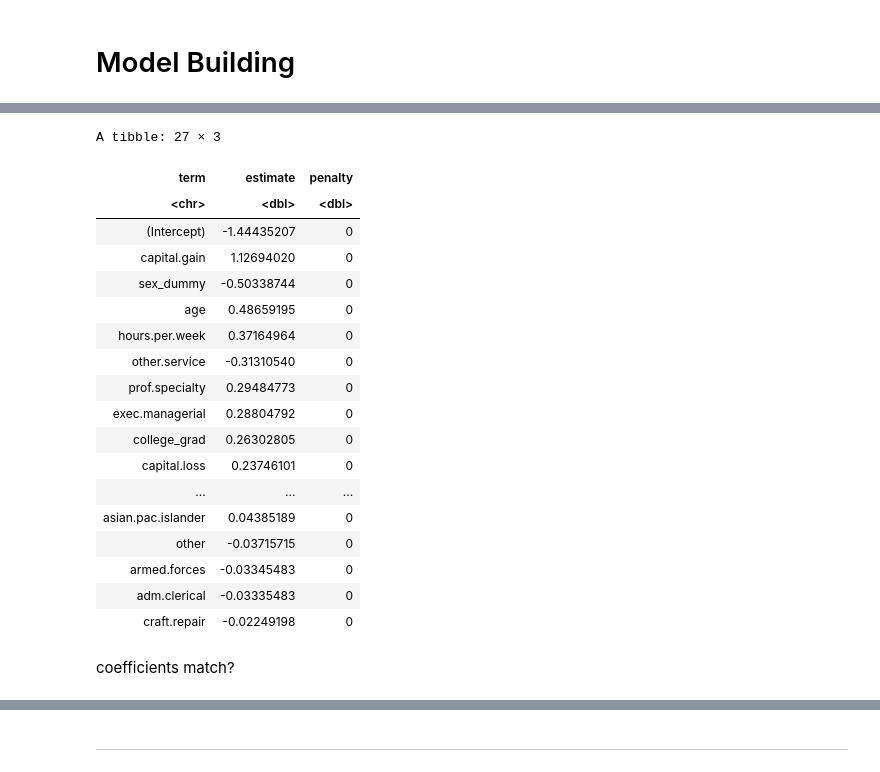
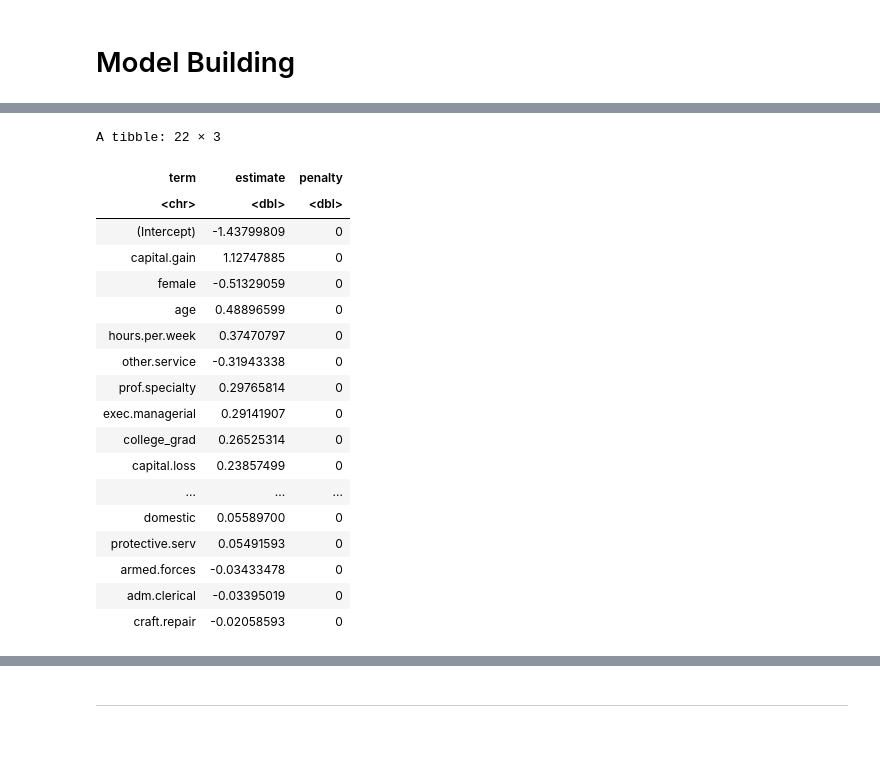
Before and after one commit to calvingdu/dsci100-003-23, a Jupyter notebook: src/project/project.ipynb, the cells around one changed output, grey strips where cells are left out. Saved outputs shown, nothing was run; the diff lists cells and outputs as text; code cells hidden in the pictures; blank space fills up the shorter version.

```diff
--- a/src/project/project.ipynb
+++ b/src/project/project.ipynb
@@ -87,24 +87,12 @@ Then, we can begin by making dummy variables in the data using the above choices
 preprocess_binary <- function(df){
     transformed_df <- df |>
         mutate(college_grad = ifelse(education == 'Some-college'| education =='Masters'| education =='Bachelors' | education == "Prof-school",1,0)) |>
-        mutate(sex_dummy = ifelse(sex == "Female", 1, 0)) |>
+        mutate(female = ifelse(sex == "Female", 1, 0)) |>
         mutate(domestic = ifelse(native.country == "United-States", 1, 0))
     return(transformed_df)
 }
 
 binary_df <- preprocess_binary(filtered_df)
-# %%
-# Making a function to use later
-preprocess_race <- function(df, races){
-    for (r in races) {
-        col_name <- gsub("[^a-zA-Z0-9 ]", ".", tolower(r))
-        df[[col_name]] <- as.integer(df$race == r)
-    }
-    return(df)
-}
-
-unique_races <- as.list(unique(binary_df$race))
-race_df <- preprocess_race(binary_df, unique_races)
 # %% [markdown]
 ### Dummy Variables for Every Occupation
 # %%
@@ -117,25 +105,22 @@ preprocess_occupation <- function(df, occupations){
     return(df)
 }
 
-unique_occupations <- as.list(unique(race_df$occupation))
-tidy_df <- preprocess_occupation(race_df, unique_occupations)
+unique_occupations <- as.list(unique(binary_df$occupation))
+tidy_df <- preprocess_occupation(binary_df, unique_occupations)
 tidy_df <- tidy_df %>% mutate(income = as.factor(income))
 # %% [markdown]
 Below is an function that does all of our pre-processing. It can be verified by checking if the changes we made above are the same as the changes made by the function
 # %%
 process_df <- function(df){
   filtered_df <- df |>
-  select(age, education, occupation, sex, race,
+  select(age, education, occupation, sex,
          capital.gain, capital.loss, hours.per.week, native.country, income) |>
   filter(occupation != "?")
 
   binary_df <- preprocess_binary(filtered_df)
 
-  unique_races <- as.list(unique(binary_df$race))
-  race_df <- preprocess_race(binary_df, unique_races)
-
-  unique_occupations <- as.list(unique(race_df$occupation))
-  occupations_df <- preprocess_occupation(race_df, unique_occupations)
+  unique_occupations <- as.list(unique(binary_df$occupation))
+  occupations_df <- preprocess_occupation(binary_df, unique_occupations)
 
   tidy_df <- occupations_df %>% mutate(income = as.factor(income))
   return(tidy_df)
@@ -321,48 +304,44 @@ colnames(train_df)
 # %%
 log_reg_model <- logistic_reg(mixture = double(1), penalty = double(1)) %>%
   set_engine("glmnet") %>%
   set_mode("classification")
 
 log_reg_recipe <- recipe(income ~ age + hours.per.week + income + college_grad
-                         + sex_dummy + domestic + capital.gain + capital.loss
-                         + white + asian.pac.islander + black + other
-                         + amer.indian.eskimo
+                         + female + domestic + capital.gain + capital.loss
                          # occupations
                          + exec.managerial + machine.op.inspct + prof.specialty
                          + adm.clerical + sales + transport.moving
                          + craft.repair + other.service + farming.fishing
                          + protective.serv + tech.support + handlers.cleaners
                          + priv.house.serv + armed.forces,
                          data = tidy_df) %>%
   step_scale(all_numeric_predictors()) %>%
   step_center(all_numeric_predictors())
 
 log_reg_fit <- workflow() %>%
   add_recipe(log_reg_recipe) %>%
   add_model(log_reg_model) %>%
   fit(data = train_df)
 
 model_summary <- tidy(log_reg_fit)
 model_summary %>% arrange(-abs(estimate))
 # %% [output]
-A tibble: 27 × 3
+A tibble: 22 × 3
 | term | estimate | penalty |
 | <chr> | <dbl> | <dbl> |
-| (Intercept) | -1.44435207 | 0 |
-| capital.gain | 1.12694020 | 0 |
-| sex_dummy | -0.50338744 | 0 |
-| age | 0.48659195 | 0 |
-| hours.per.week | 0.37164964 | 0 |
-| other.service | -0.31310540 | 0 |
-| prof.specialty | 0.29484773 | 0 |
-| exec.managerial | 0.28804792 | 0 |
-| college_grad | 0.26302805 | 0 |
-| capital.loss | 0.23746101 | 0 |
+| (Intercept) | -1.43799809 | 0 |
+| capital.gain | 1.12747885 | 0 |
+| female | -0.51329059 | 0 |
+| age | 0.48896599 | 0 |
+| hours.per.week | 0.37470797 | 0 |
+| other.service | -0.31943338 | 0 |
+| prof.specialty | 0.29765814 | 0 |
+| exec.managerial | 0.29141907 | 0 |
+| college_grad | 0.26525314 | 0 |
+| capital.loss | 0.23857499 | 0 |
 | ... | ... | ... |
-| asian.pac.islander | 0.04385189 | 0 |
-| other | -0.03715715 | 0 |
-| armed.forces | -0.03345483 | 0 |
-| adm.clerical | -0.03335483 | 0 |
-| craft.repair | -0.02249198 | 0 |
+| domestic | 0.05589700 | 0 |
+| protective.serv | 0.05491593 | 0 |
+| armed.forces | -0.03433478 | 0 |
+| adm.clerical | -0.03395019 | 0 |
+| craft.repair | -0.02058593 | 0 |
-# %% [markdown]
-coefficients match?
```
Also changed, not shown: parts of 18 cells of this notebook, 1 other file.
